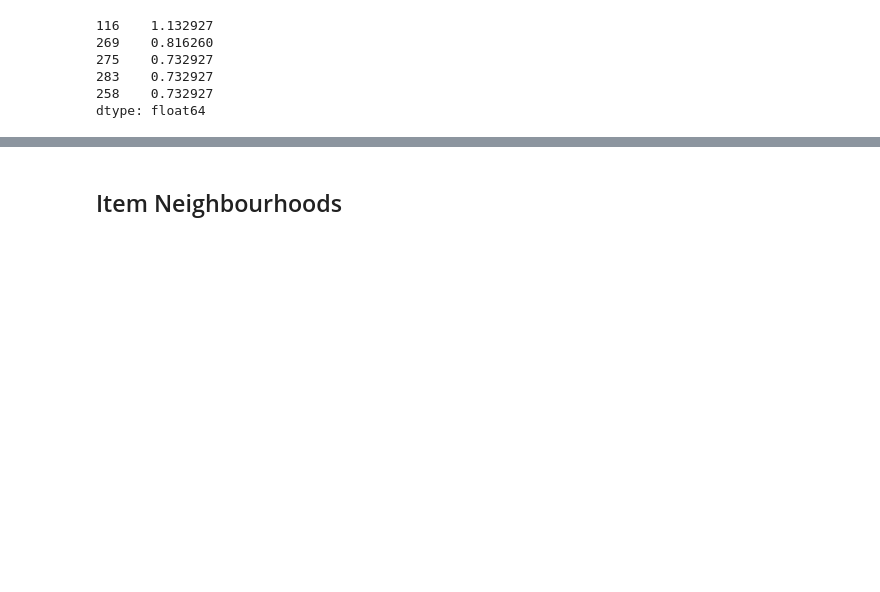
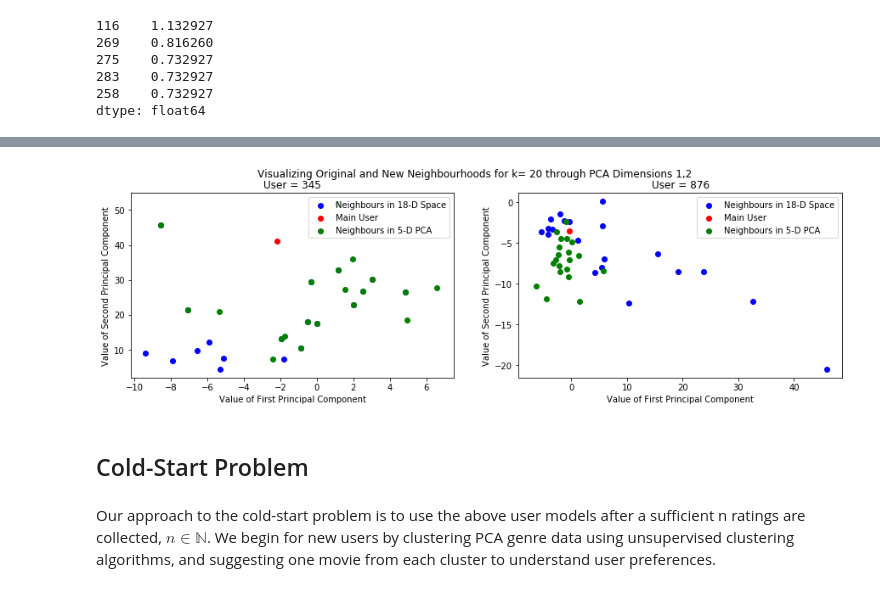
Before and after one commit to navyamehta/recommendation-engines, a Jupyter notebook: Content Clustering.ipynb, the cells around one changed output, grey strips where cells are left out. Drawn from its saved outputs; the diff is of its cells as text; code cells hidden in the pictures; blank space fills up the shorter version.

Commit message:
PCA and K-Means Clustering

```diff
--- a/Content Clustering.ipynb
+++ b/Content Clustering.ipynb
@@ -116,2 +142,29 @@ deque([539, 1, 259, 1164, 892])
+# %%
+#By the curse of dimensionality, nearest neighbours becomes a less accurate phenomenon due
+#to increasing Eucledian distance to the neighbour (Friedman, Tibshirani, & Hastie, 2001)
+#Visualize neighbourhood of two randomly chosen users in original hyperspace, and new 5-component PCA
+np.random.seed(0)
+k = 20
+users = np.random.choice(intmatrix.shape[0], 2, replace=False)
+plt.figure(figsize=(15,4))
+for index in [0,1]:
+    plt.subplot(1,2,index+1)
+    sim1 = optimized_row_cosine_sim(nb)
+    sim2 = optimized_row_cosine_sim(dim[:,:5])
+    match1 = np.argsort(sim1[users[index]])[-k-1:]
+    match2 = np.argsort(sim2[users[index]])[-k-1:]
+    plt.scatter(dim[match1[:-1],0], dim[match1[:-1],1], color="blue", label="Neighbours in 18-D Space")
+    plt.scatter(dim[match1[-1],0], dim[match1[-1],1], color="red", label="Main User")
+    plt.scatter(dim[match2[:-1],0], dim[match2[:-1],1], color="green", label="Neighbours in 5-D PCA")
+    plt.xlabel("Value of First Principal Component")
+    plt.ylabel("Value of Second Principal Component")
+    plt.title("User = "+str(users[index]))
+    plt.legend(loc="upper right")
+plt.suptitle("Visualizing Original and New Neighbourhoods for k= "+str(k)+" through PCA Dimensions 1,2")
+plt.show()
+# %% [output]
+[figure, added]
 # %% [markdown]
-<h2>Item Neighbourhoods</h2>
+<h2>Cold-Start Problem</h2>
+# %% [markdown]
+Our approach to the cold-start problem is to use the above user models after a sufficient n ratings are collected, $n \in \mathbb{N}$. We begin for new users by clustering PCA genre data using unsupervised clustering algorithms, and suggesting one movie from each cluster to understand user preferences.
```
Also changed, not shown: parts of 7 cells of this notebook.
